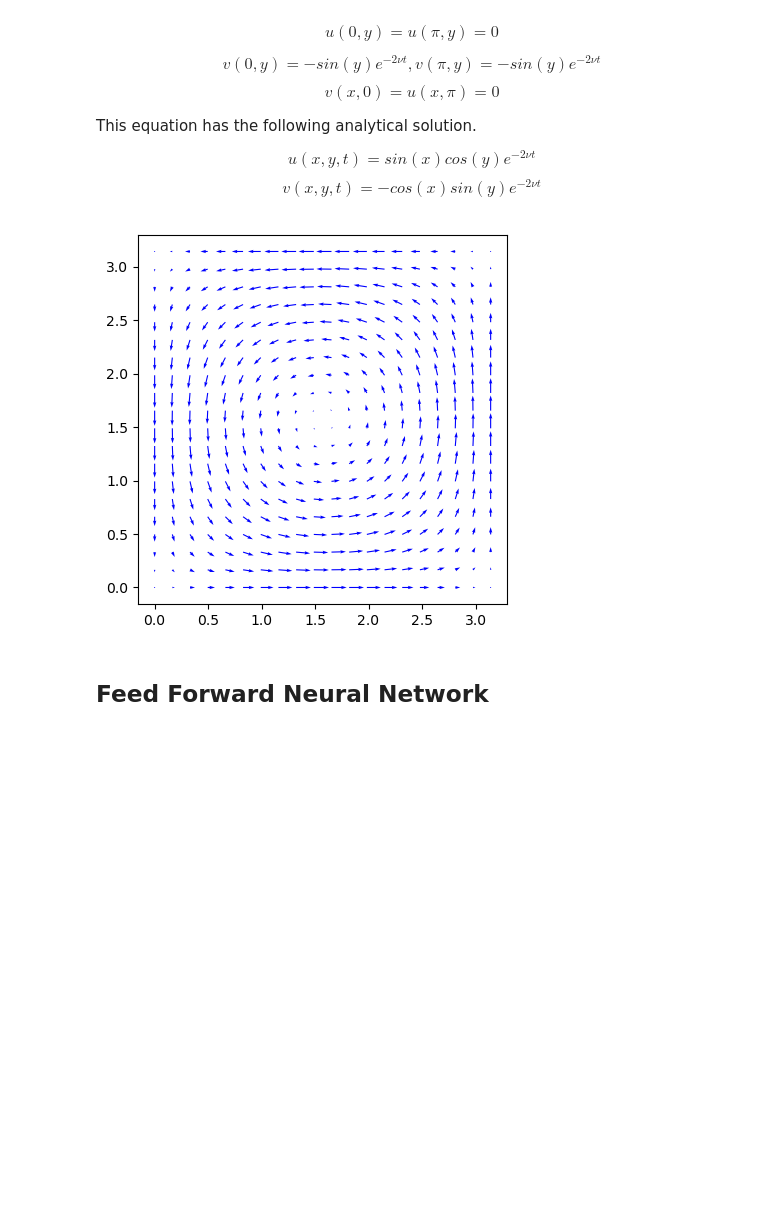
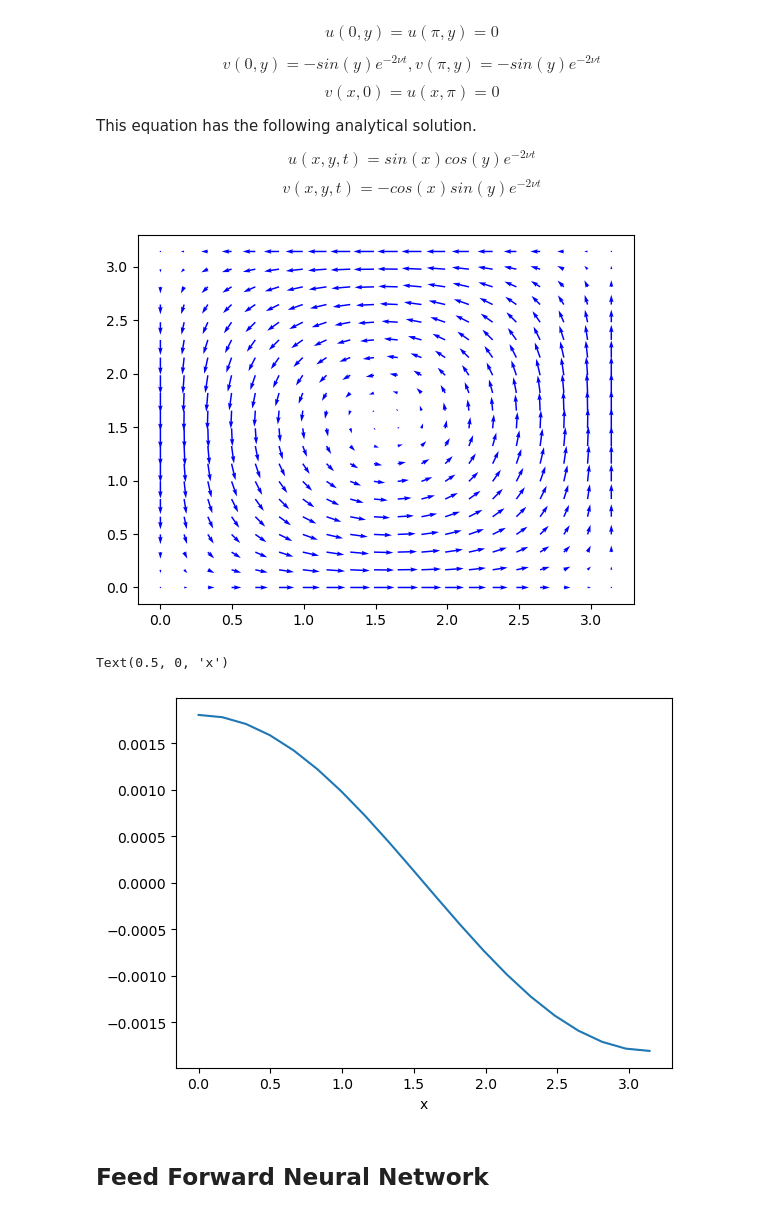
Before and after one commit to ChristianJzB/Projects, a Jupyter notebook: Physics _Informed_NN/GaLA/18_ Taylo_Green_Vortex.ipynb, the cells around one changed output. Drawn from its saved outputs; the diff is of its cells as text; code cells hidden in the pictures; blank space fills up the shorter version.

```diff
--- a/Physics _Informed_NN/GaLA/18_ Taylo_Green_Vortex.ipynb
+++ b/Physics _Informed_NN/GaLA/18_ Taylo_Green_Vortex.ipynb
@@ -57,19 +58,36 @@ def exact_sol(x,y,t,nu):
 # %%
 x = np.linspace(0,1,20)*np.pi
 y = np.linspace(0,1,20)*np.pi
-t = np.linspace(0,1,10)
-nu = 1/1600
+t = np.linspace(0,100,100)
+nu = 1/16
 
-xx, yy = np.meshgrid(x, y)
+xx, yy, tt = np.meshgrid(x, y,t)
 
-u,v = exact_sol(xx,yy,t[5],nu)
+fig,ax = plt.subplots()
 
-plt.quiver(x, y, u, v, color='blue')
+u,v = exact_sol(xx[:,:,0],yy[:,:,0],tt[:,:,50],nu)
+img = ax.quiver(x, y, u, v, color='blue')
+plt.show()
+plt.plot(x,u[:,9])
+plt.xlabel("x")
+# def animate(i):
+#     ax.clear()
+#     ax.set_title(f"Observations at time = {i+1}")
+#     ax.set_xlabel("x")
+#     ax.set_ylabel(fr"u(x,t={i+1})")
 
-plt.axis('scaled')
-plt.show()
+#     u,v = exact_sol(xx,yy,t[i],nu)
+
+#     img = ax.quiver(x, y, u, v, color='blue')
+
+#     return img
+
+# ani = FuncAnimation(fig, animate, interval=1, blit=False, repeat=True, frames=100)
+# ani.save("TGV_exact.gif", dpi=300, writer=PillowWriter(fps=25))
 # %% [output]
-[figure, old version]
+[figure, new version]
+Text(0.5, 0, 'x')
+[figure, added]
 # %% [markdown]
 ## Feed Forward Neural Network
 # %%
```
Also changed, not shown: parts of 2 cells of this notebook, 2 other files.
